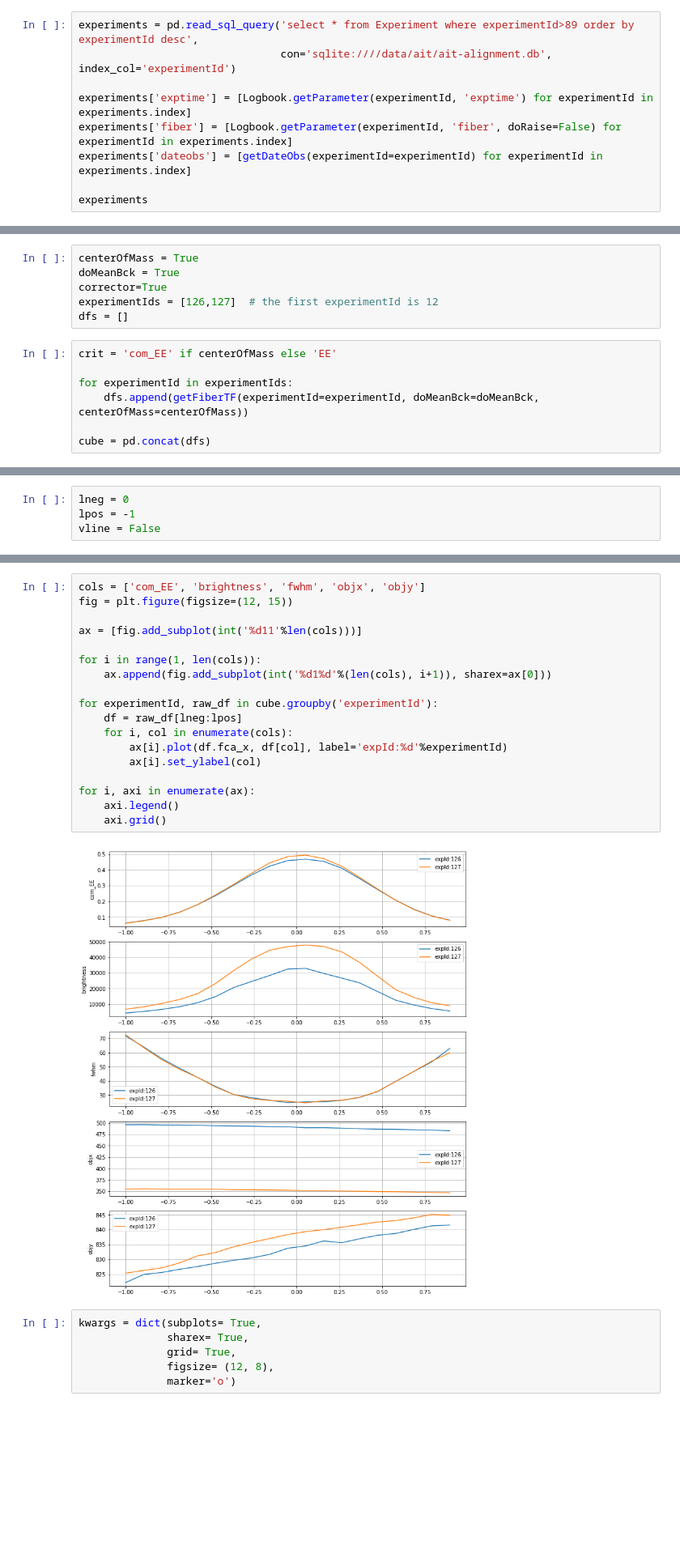
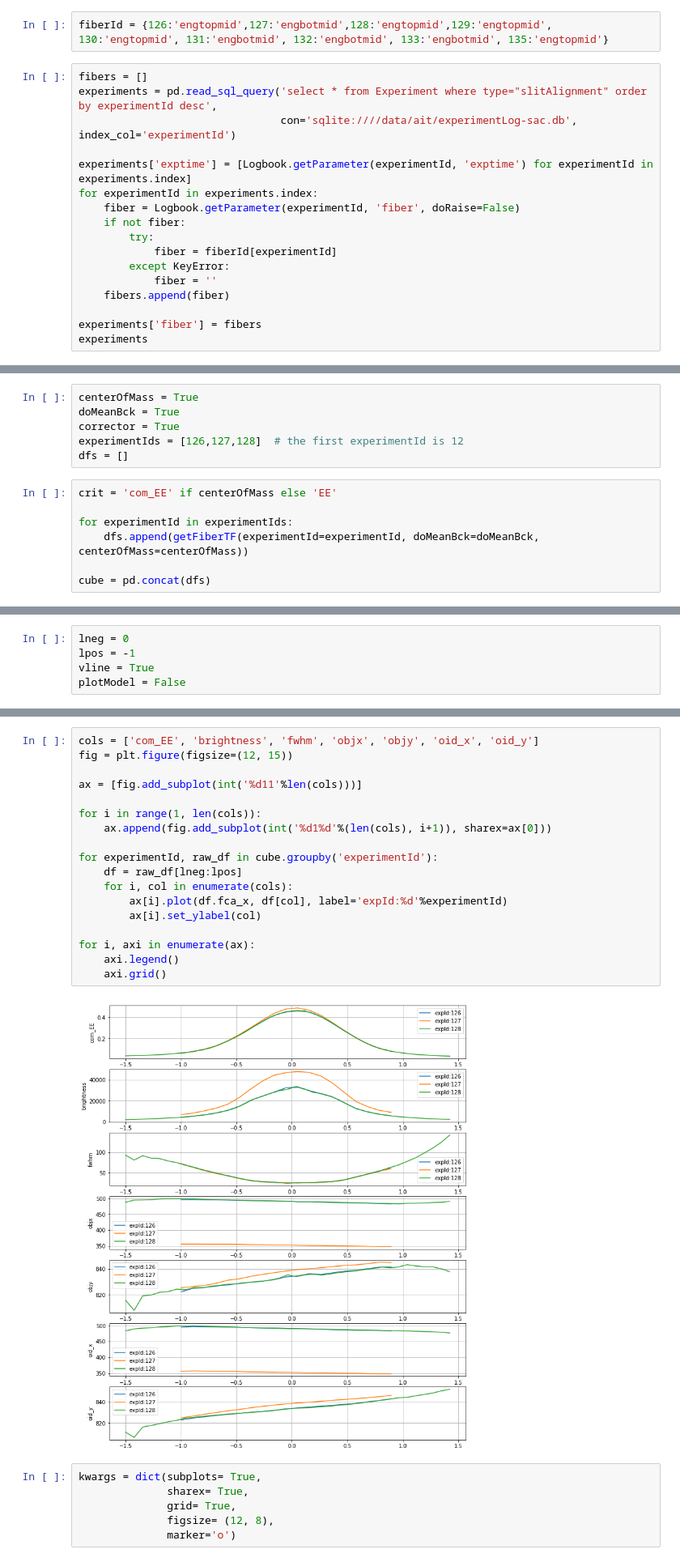
Before and after one commit to alefur/ait-notebook, a Jupyter notebook: Slit_Alignment-Final.ipynb, the cells around one changed output, grey strips where cells are left out. Shown at 81% size. Cells and saved outputs as stored; diff of their text form; blank space fills up the shorter version.

Commit message:
Slit change before big update

```diff
--- a/Slit_Alignment-Final.ipynb
+++ b/Slit_Alignment-Final.ipynb
@@ -80,13 +79,23 @@ def getFiberTF(experimentId, doMeanBck, centerOfMass):
             pass
 
     return pd.DataFrame(res, columns=['experimentId'] + list(fiberPeak.keys()))
+# %%
+fiberId = {126:'engtopmid',127:'engbotmid',128:'engtopmid',129:'engtopmid', 130:'engtopmid', 131:'engbotmid', 132:'engbotmid', 133:'engbotmid', 135:'engtopmid'}
 # %%
-experiments = pd.read_sql_query('select * from Experiment where experimentId>89 order by experimentId desc',
-                                con='sqlite:////data/ait/ait-alignment.db', index_col='experimentId')
+fibers = []
+experiments = pd.read_sql_query('select * from Experiment where type="slitAlignment" order by experimentId desc',
+                                con='sqlite:////data/ait/experimentLog-sac.db', index_col='experimentId')
 
 experiments['exptime'] = [Logbook.getParameter(experimentId, 'exptime') for experimentId in experiments.index]
-experiments['fiber'] = [Logbook.getParameter(experimentId, 'fiber', doRaise=False) for experimentId in experiments.index]
-experiments['dateobs'] = [getDateObs(experimentId=experimentId) for experimentId in experiments.index]
+for experimentId in experiments.index:
+    fiber = Logbook.getParameter(experimentId, 'fiber', doRaise=False)
+    if not fiber:
+        try:
+            fiber = fiberId[experimentId]
+        except KeyError:
+            fiber = ''
+    fibers.append(fiber)
 
+experiments['fiber'] = fibers
 experiments
 # %% [output]
@@ -123,8 +133,8 @@ The only parameters needed is the experimentIds that match your data acquisition
 # %%
 centerOfMass = True
 doMeanBck = True
-corrector=True
-experimentIds = [126,127]  # the first experimentId is 12
+corrector = True
+experimentIds = [126,127,128]  # the first experimentId is 12
 dfs = []
 # %%
 crit = 'com_EE' if centerOfMass else 'EE'
@@ -145,7 +156,8 @@ descriptions
 # %%
 lneg = 0
 lpos = -1
-vline = False
+vline = True
+plotModel = False
 # %%
 fig = plt.figure(figsize=(12, 8))
 ax1 = fig.add_subplot(111)
@@ -184,23 +198,23 @@ plt.grid()
 # %%
-cols = ['com_EE', 'brightness', 'fwhm', 'objx', 'objy']
+cols = ['com_EE', 'brightness', 'fwhm', 'objx', 'objy', 'oid_x', 'oid_y']
 fig = plt.figure(figsize=(12, 15))
 
 ax = [fig.add_subplot(int('%d11'%len(cols)))]
 
 for i in range(1, len(cols)):
     ax.append(fig.add_subplot(int('%d1%d'%(len(cols), i+1)), sharex=ax[0]))
 
 for experimentId, raw_df in cube.groupby('experimentId'):
     df = raw_df[lneg:lpos]
     for i, col in enumerate(cols):
         ax[i].plot(df.fca_x, df[col], label='expId:%d'%experimentId)
         ax[i].set_ylabel(col)
 
 for i, axi in enumerate(ax):
     axi.legend()
     axi.grid()
 # %% [output]
-[figure, old version]
+[figure, new version]
 # %%
 kwargs = dict(subplots= True,
               sharex= True,
```
Also changed, not shown: parts of 8 cells of this notebook, 1 other file.
